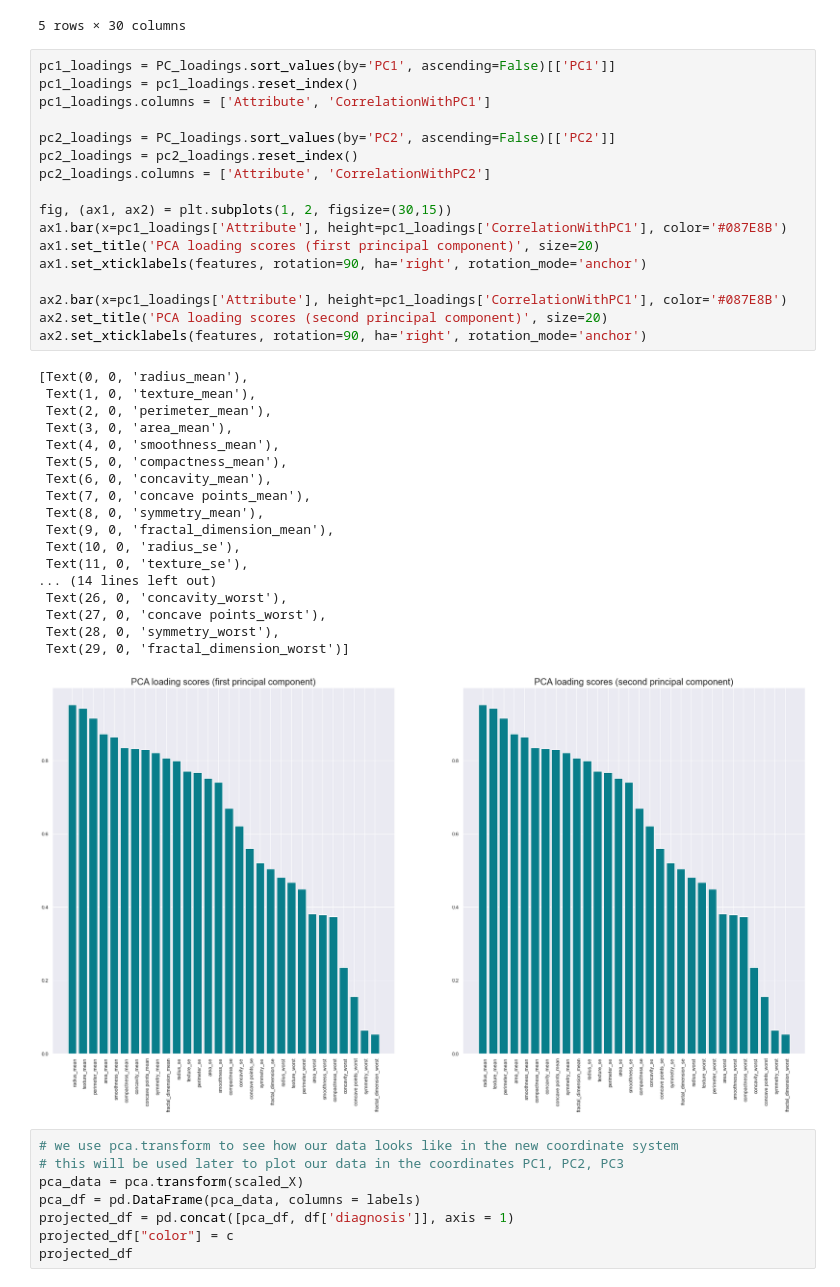
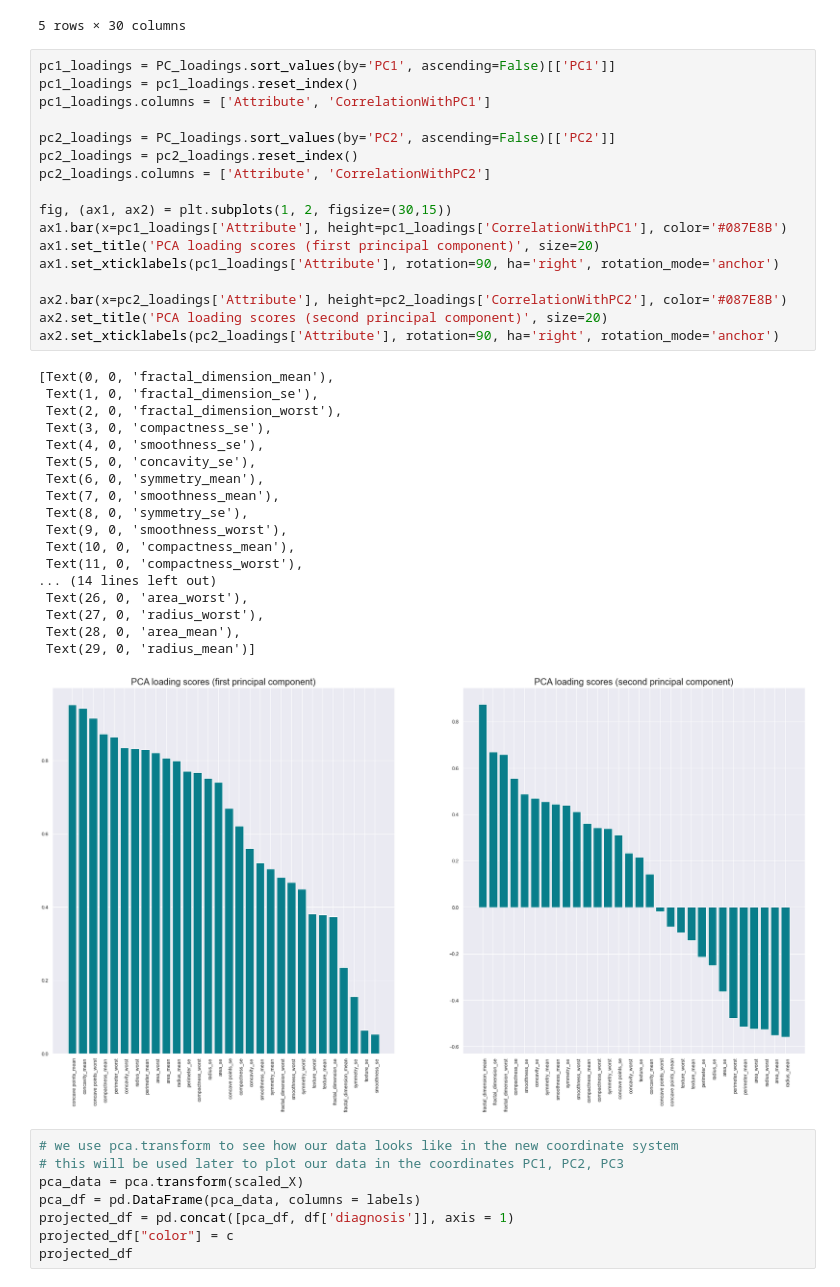
Before and after one commit to TrellixVulnTeam/ThanhLa_Data4319_2I89, a Jupyter notebook: 1. Explore Data/source_1.ipynb, the cells around one changed output. Drawn from its saved outputs; the diff is of its cells as text.

```diff
--- a/1. Explore Data/source_1.ipynb
+++ b/1. Explore Data/source_1.ipynb
@@ -225,39 +225,39 @@ PC_loadings.head()
 # %%
 pc1_loadings = PC_loadings.sort_values(by='PC1', ascending=False)[['PC1']]
 pc1_loadings = pc1_loadings.reset_index()
 pc1_loadings.columns = ['Attribute', 'CorrelationWithPC1']
 
 pc2_loadings = PC_loadings.sort_values(by='PC2', ascending=False)[['PC2']]
 pc2_loadings = pc2_loadings.reset_index()
 pc2_loadings.columns = ['Attribute', 'CorrelationWithPC2']
 
 fig, (ax1, ax2) = plt.subplots(1, 2, figsize=(30,15))
 ax1.bar(x=pc1_loadings['Attribute'], height=pc1_loadings['CorrelationWithPC1'], color='#087E8B')
 ax1.set_title('PCA loading scores (first principal component)', size=20)
-ax1.set_xticklabels(features, rotation=90, ha='right', rotation_mode='anchor')
+ax1.set_xticklabels(pc1_loadings['Attribute'], rotation=90, ha='right', rotation_mode='anchor')
 
-ax2.bar(x=pc1_loadings['Attribute'], height=pc1_loadings['CorrelationWithPC1'], color='#087E8B')
+ax2.bar(x=pc2_loadings['Attribute'], height=pc2_loadings['CorrelationWithPC2'], color='#087E8B')
 ax2.set_title('PCA loading scores (second principal component)', size=20)
-ax2.set_xticklabels(features, rotation=90, ha='right', rotation_mode='anchor')
+ax2.set_xticklabels(pc2_loadings['Attribute'], rotation=90, ha='right', rotation_mode='anchor')
 # %% [output]
-[Text(0, 0, 'radius_mean'),
- Text(1, 0, 'texture_mean'),
- Text(2, 0, 'perimeter_mean'),
- Text(3, 0, 'area_mean'),
- Text(4, 0, 'smoothness_mean'),
- Text(5, 0, 'compactness_mean'),
- Text(6, 0, 'concavity_mean'),
- Text(7, 0, 'concave points_mean'),
- Text(8, 0, 'symmetry_mean'),
- Text(9, 0, 'fractal_dimension_mean'),
- Text(10, 0, 'radius_se'),
- Text(11, 0, 'texture_se'),
+[Text(0, 0, 'fractal_dimension_mean'),
+ Text(1, 0, 'fractal_dimension_se'),
+ Text(2, 0, 'fractal_dimension_worst'),
+ Text(3, 0, 'compactness_se'),
+ Text(4, 0, 'smoothness_se'),
+ Text(5, 0, 'concavity_se'),
+ Text(6, 0, 'symmetry_mean'),
+ Text(7, 0, 'smoothness_mean'),
+ Text(8, 0, 'symmetry_se'),
+ Text(9, 0, 'smoothness_worst'),
+ Text(10, 0, 'compactness_mean'),
+ Text(11, 0, 'compactness_worst'),
 ... (14 lines left out)
- Text(26, 0, 'concavity_worst'),
- Text(27, 0, 'concave points_worst'),
- Text(28, 0, 'symmetry_worst'),
- Text(29, 0, 'fractal_dimension_worst')]
+ Text(26, 0, 'area_worst'),
+ Text(27, 0, 'radius_worst'),
+ Text(28, 0, 'area_mean'),
+ Text(29, 0, 'radius_mean')]
-[figure, old version]
+[figure, new version]
 # %%
 # we use pca.transform to see how our data looks like in the new coordinate system
 # this will be used later to plot our data in the coordinates PC1, PC2, PC3
```
Also changed, not shown: parts of 2 cells of this notebook, 2 other files.
